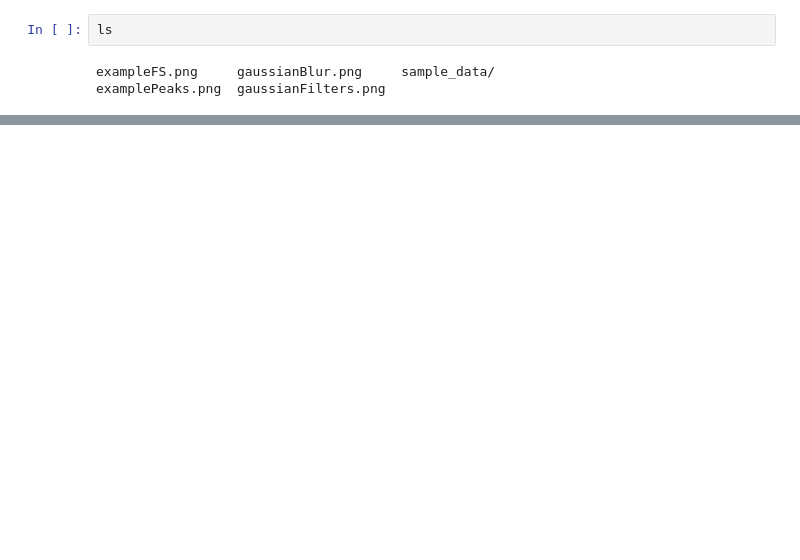
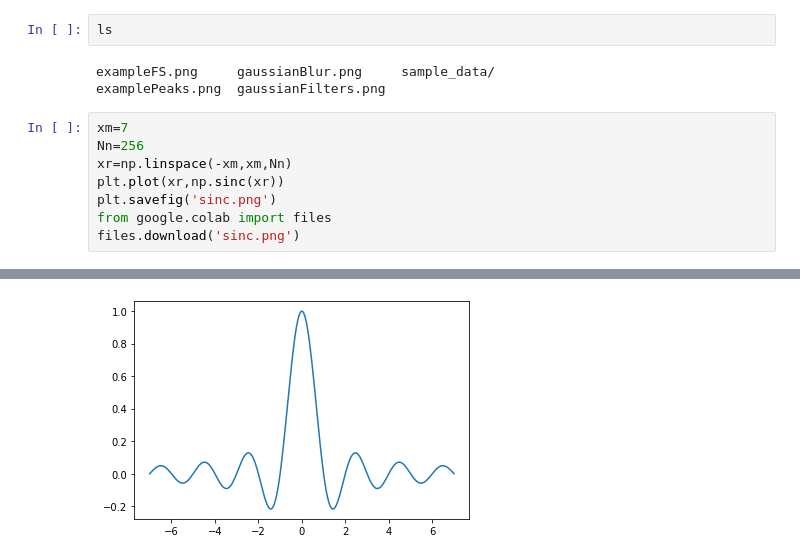
Before and after one commit to djbradyAtOpticalSciencesArizona/computationalImaging, a Jupyter notebook: gaussianBlur.ipynb, the cells around one changed output, grey strips where cells are left out. Cells and saved outputs as stored; diff of their text form; blank space fills up the shorter version.

```diff
--- a/gaussianBlur.ipynb
+++ b/gaussianBlur.ipynb
@@ -122,3 +122,12 @@ ls
 # %% [output]
 exampleFS.png     gaussianBlur.png     sample_data/
 examplePeaks.png  gaussianFilters.png
+# %%
+xm=7
+Nn=256
+xr=np.linspace(-xm,xm,Nn)
+plt.plot(xr,np.sinc(xr))
+plt.savefig('sinc.png')
+from google.colab import files
+files.download('sinc.png')
+# %% [output]
@@ -124,0 +136 @@ examplePeaks.png  gaussianFilters.png
+[figure, added]
```
Also changed, not shown: parts of 1 cell of this notebook.
